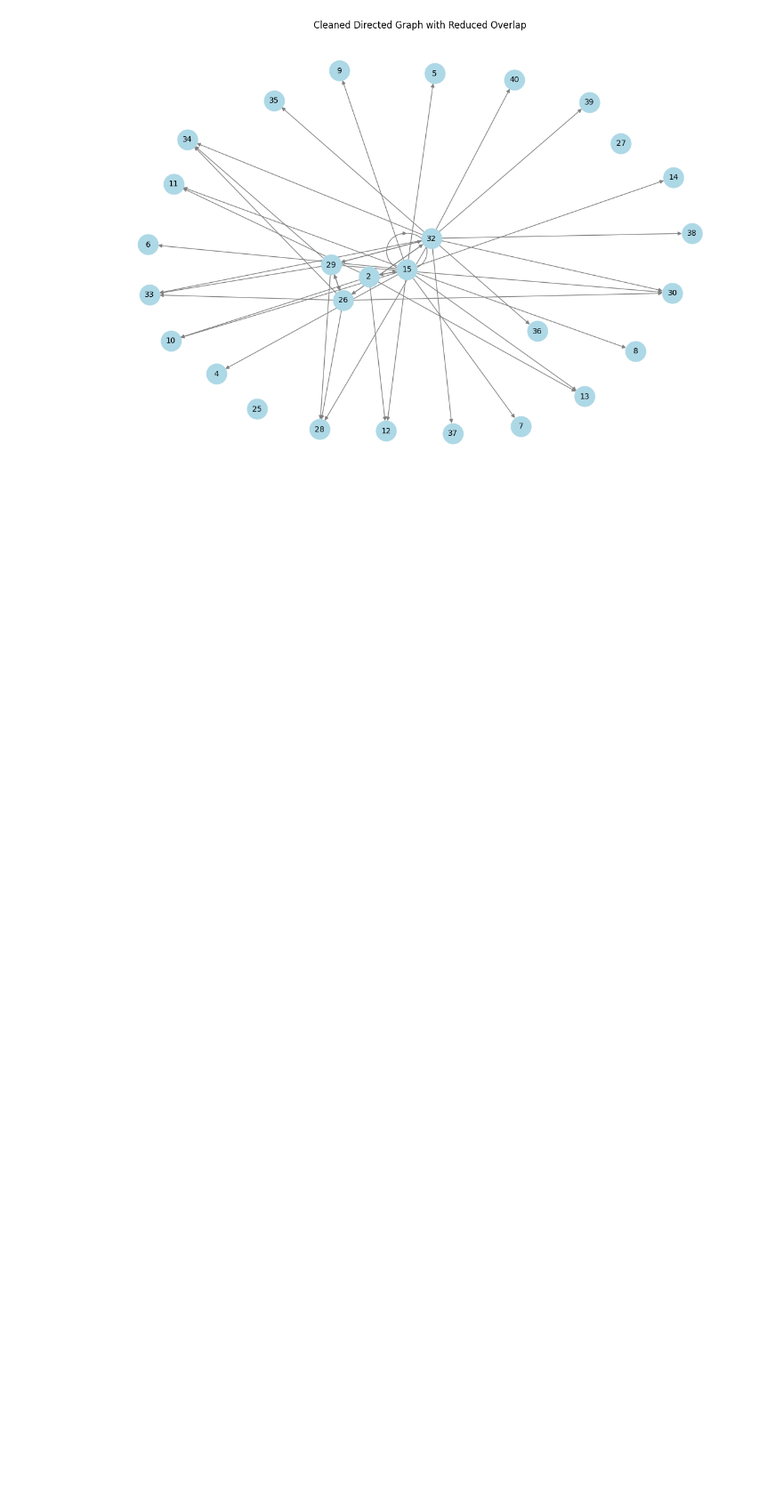
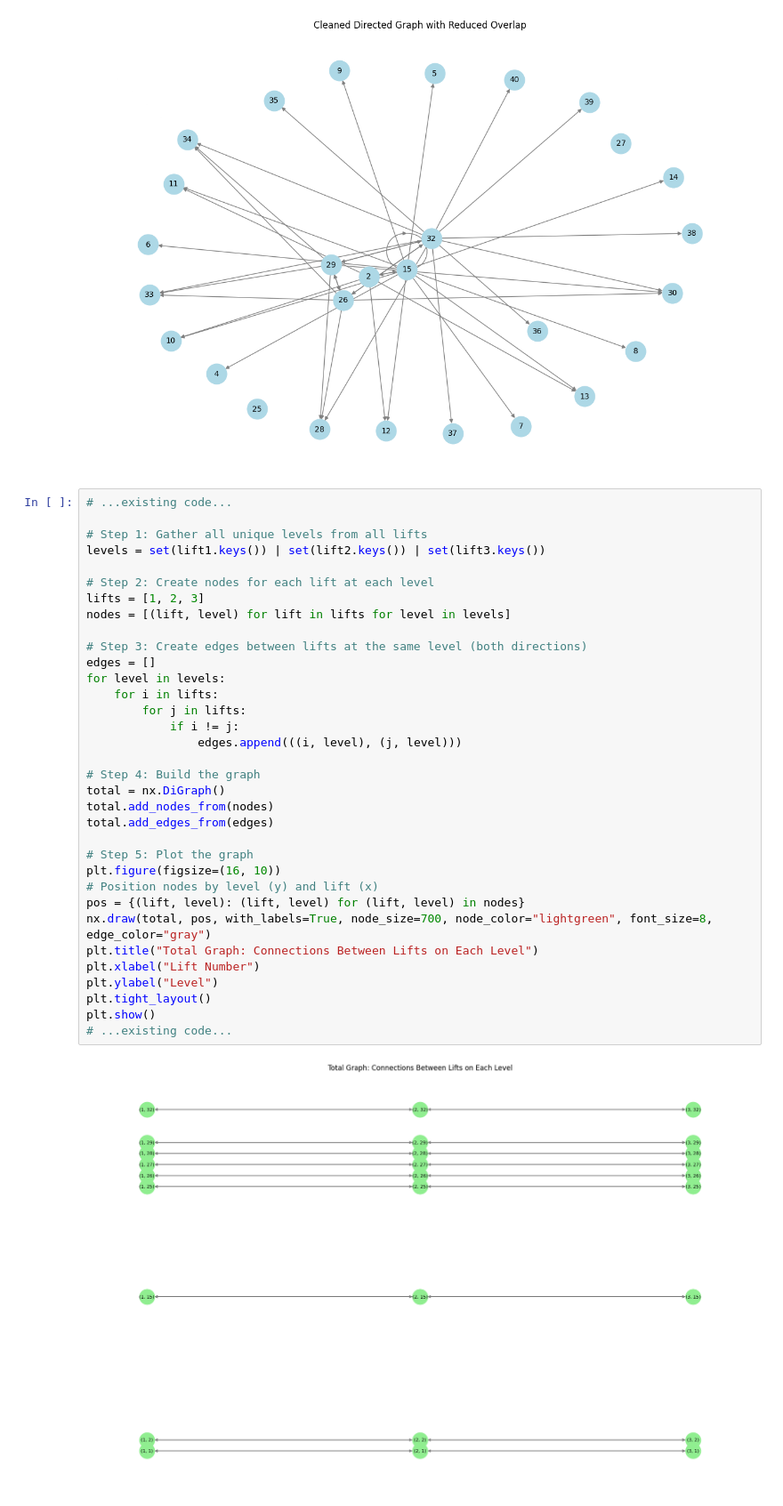
Before and after one commit to ksetdekov/elevator_navigator, a Jupyter notebook: lifts.ipynb, the cells around one changed output. Shown at 89% size. Saved outputs shown, nothing was run; the diff lists cells and outputs as text; blank space fills up the shorter version.

Commit message:
added one level

```diff
--- a/lifts.ipynb
+++ b/lifts.ipynb
@@ -86,3 +86,39 @@ plt.tight_layout()
 plt.show()
 # %% [output]
 [figure]
+# %%
+# ...existing code...
+
+# Step 1: Gather all unique levels from all lifts
+levels = set(lift1.keys()) | set(lift2.keys()) | set(lift3.keys())
+
+# Step 2: Create nodes for each lift at each level
+lifts = [1, 2, 3]
+nodes = [(lift, level) for lift in lifts for level in levels]
+
+# Step 3: Create edges between lifts at the same level (both directions)
+edges = []
+for level in levels:
+    for i in lifts:
+        for j in lifts:
+            if i != j:
+                edges.append(((i, level), (j, level)))
+
+# Step 4: Build the graph
+total = nx.DiGraph()
+total.add_nodes_from(nodes)
+total.add_edges_from(edges)
+
+# Step 5: Plot the graph
+plt.figure(figsize=(16, 10))
+# Position nodes by level (y) and lift (x)
+pos = {(lift, level): (lift, level) for (lift, level) in nodes}
+nx.draw(total, pos, with_labels=True, node_size=700, node_color="lightgreen", font_size=8, edge_color="gray")
+plt.title("Total Graph: Connections Between Lifts on Each Level")
+plt.xlabel("Lift Number")
+plt.ylabel("Level")
+plt.tight_layout()
+plt.show()
+# ...existing code...
+# %% [output]
+[figure, added]
```
